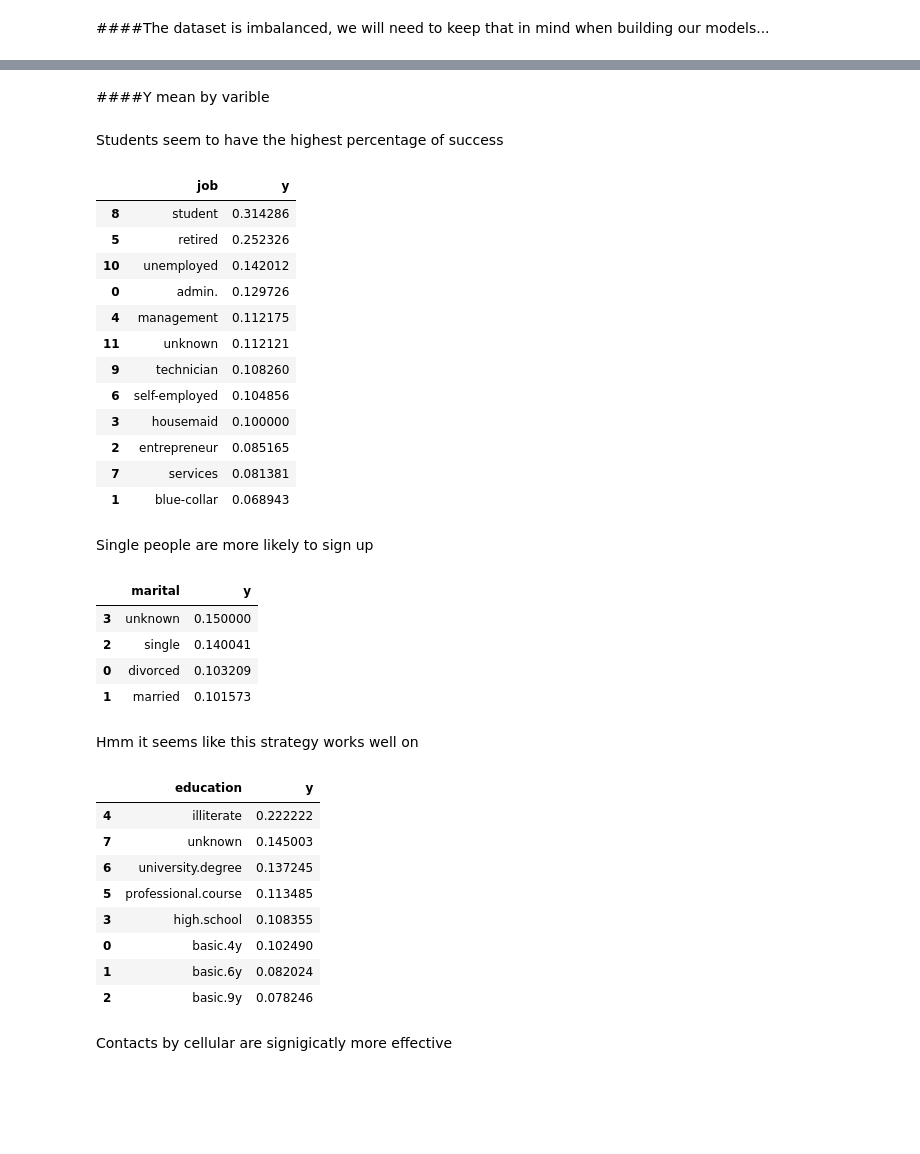
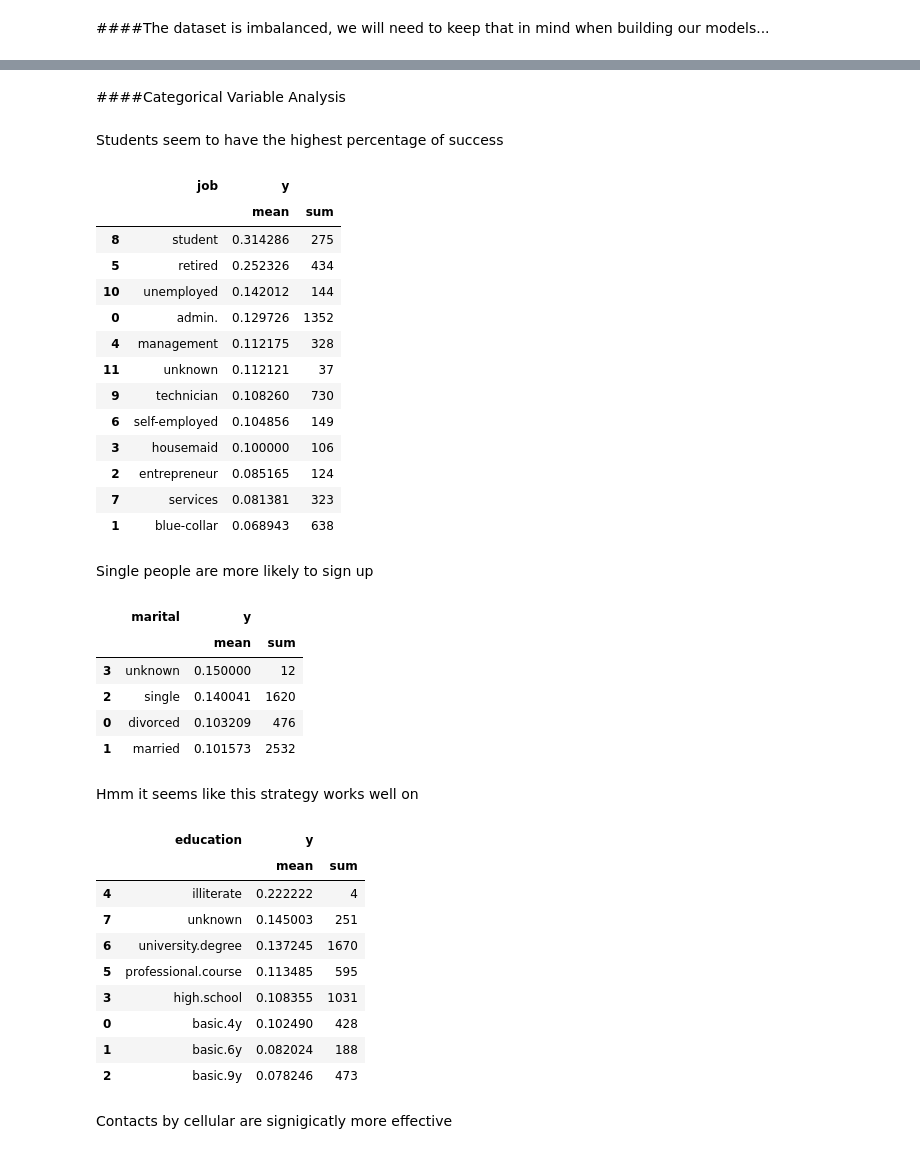
Before and after one commit to mvfolino68/PyconUS_2019-model-interpretability-tutorial, a Jupyter notebook: Machine_Learning_Example.ipynb, the cells around one changed output, grey strips where cells are left out. Saved outputs shown, nothing was run; the diff lists cells and outputs as text; code cells hidden in the pictures; blank space fills up the shorter version.

```diff
--- a/Machine_Learning_Example.ipynb
+++ b/Machine_Learning_Example.ipynb
@@ -135,47 +137,50 @@ plt.show()
-# %% [markdown]
-####Y mean by varible
+# %% [markdown]
+####Categorical Variable Analysis
 # %% [markdown]
 Students seem to have the highest percentage of success
 # %%
-df[["job", "y"]].groupby(['job'], as_index=False).mean().sort_values(by='y', ascending=False)
+df[["job", "y"]].groupby(['job'], as_index=False).agg({"y": [np.mean, np.sum]}).sort_values(by = ('y', 'mean'), ascending=False)
 # %% [output]
-|  | job | y |
-| 8 | student | 0.314286 |
-| 5 | retired | 0.252326 |
-| 10 | unemployed | 0.142012 |
-| 0 | admin. | 0.129726 |
-| 4 | management | 0.112175 |
-| 11 | unknown | 0.112121 |
-| 9 | technician | 0.108260 |
-| 6 | self-employed | 0.104856 |
-| 3 | housemaid | 0.100000 |
-| 2 | entrepreneur | 0.085165 |
-| 7 | services | 0.081381 |
-| 1 | blue-collar | 0.068943 |
+|  | job | y |  |
+|  |  | mean | sum |
+| 8 | student | 0.314286 | 275 |
+| 5 | retired | 0.252326 | 434 |
+| 10 | unemployed | 0.142012 | 144 |
+| 0 | admin. | 0.129726 | 1352 |
+| 4 | management | 0.112175 | 328 |
+| 11 | unknown | 0.112121 | 37 |
+| 9 | technician | 0.108260 | 730 |
+| 6 | self-employed | 0.104856 | 149 |
+| 3 | housemaid | 0.100000 | 106 |
+| 2 | entrepreneur | 0.085165 | 124 |
+| 7 | services | 0.081381 | 323 |
+| 1 | blue-collar | 0.068943 | 638 |
 # %% [markdown]
 Single people are more likely to sign up
 # %%
-df[["marital", "y"]].groupby(['marital'], as_index=False).mean().sort_values(by='y', ascending=False)
+df[["marital", "y"]].groupby(['marital'], as_index=False).agg({"y": [np.mean, np.sum]}).sort_values(by = ('y', 'mean'), ascending=False)
 # %% [output]
-|  | marital | y |
-| 3 | unknown | 0.150000 |
-| 2 | single | 0.140041 |
-| 0 | divorced | 0.103209 |
-| 1 | married | 0.101573 |
+|  | marital | y |  |
+|  |  | mean | sum |
+| 3 | unknown | 0.150000 | 12 |
+| 2 | single | 0.140041 | 1620 |
+| 0 | divorced | 0.103209 | 476 |
+| 1 | married | 0.101573 | 2532 |
 # %% [markdown]
 Hmm it seems like this strategy works well on
 # %%
-df[["education", "y"]].groupby(['education'], as_index=False).mean().sort_values(by='y', ascending=False)
+df[["education", "y"]].groupby(['education'], as_index=False).agg({"y": [np.mean, np.sum]}).sort_values(by = ('y', 'mean'), ascending=False)
 # %% [output]
-|  | education | y |
-| 4 | illiterate | 0.222222 |
-| 7 | unknown | 0.145003 |
-| 6 | university.degree | 0.137245 |
-| 5 | professional.course | 0.113485 |
-| 3 | high.school | 0.108355 |
-| 0 | basic.4y | 0.102490 |
-| 1 | basic.6y | 0.082024 |
-| 2 | basic.9y | 0.078246 |
+|  | education | y |  |
+|  |  | mean | sum |
+| 4 | illiterate | 0.222222 | 4 |
+| 7 | unknown | 0.145003 | 251 |
+| 6 | university.degree | 0.137245 | 1670 |
+| 5 | professional.course | 0.113485 | 595 |
+| 3 | high.school | 0.108355 | 1031 |
+| 0 | basic.4y | 0.102490 | 428 |
+| 1 | basic.6y | 0.082024 | 188 |
+| 2 | basic.9y | 0.078246 | 473 |
 # %% [markdown]
 Contacts by cellular are signigicatly more effective
 # %%
```
Also changed, not shown: parts of 12 cells of this notebook.
